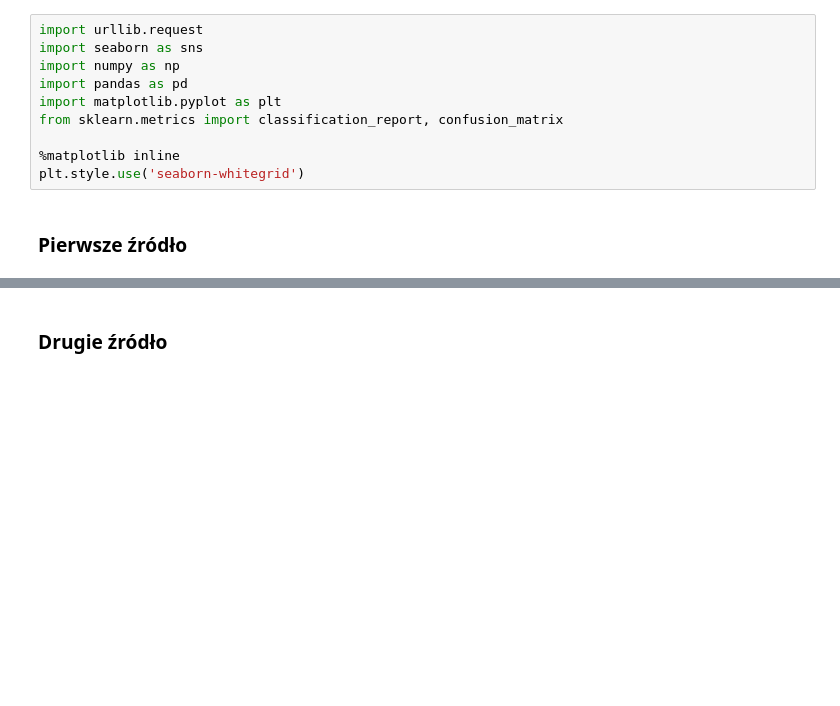
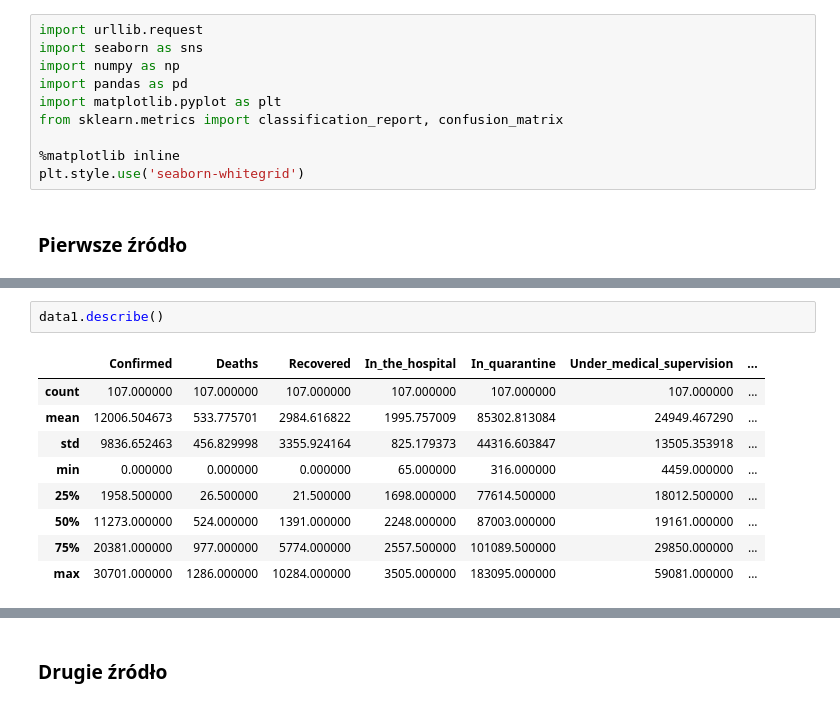
Before and after one commit to Do1kk/COVID-19_Project, a Jupyter notebook: Copy_of_ProjectPython.ipynb, the cells around one changed output, grey strips where cells are left out. Cells and saved outputs as stored; diff of their text form; blank space fills up the shorter version.

```diff
--- a/Copy_of_ProjectPython.ipynb
+++ b/Copy_of_ProjectPython.ipynb
@@ -49,0 +49,12 @@ memory usage: 6.7+ KB
+# %%
+data1.describe()
+# %% [output]
+|  | Confirmed | Deaths | Recovered | In_the_hospital | In_quarantine | Under_medical_supervision | ... |
+| count | 107.000000 | 107.000000 | 107.000000 | 107.000000 | 107.000000 | 107.000000 | ... |
+| mean | 12006.504673 | 533.775701 | 2984.616822 | 1995.757009 | 85302.813084 | 24949.467290 | ... |
+| std | 9836.652463 | 456.829998 | 3355.924164 | 825.179373 | 44316.603847 | 13505.353918 | ... |
+| min | 0.000000 | 0.000000 | 0.000000 | 65.000000 | 316.000000 | 4459.000000 | ... |
+| 25% | 1958.500000 | 26.500000 | 21.500000 | 1698.000000 | 77614.500000 | 18012.500000 | ... |
+| 50% | 11273.000000 | 524.000000 | 1391.000000 | 2248.000000 | 87003.000000 | 19161.000000 | ... |
+| 75% | 20381.000000 | 977.000000 | 5774.000000 | 2557.500000 | 101089.500000 | 29850.000000 | ... |
+| max | 30701.000000 | 1286.000000 | 10284.000000 | 3505.000000 | 183095.000000 | 59081.000000 | ... |
```
Also changed, not shown: parts of 9 cells of this notebook.
